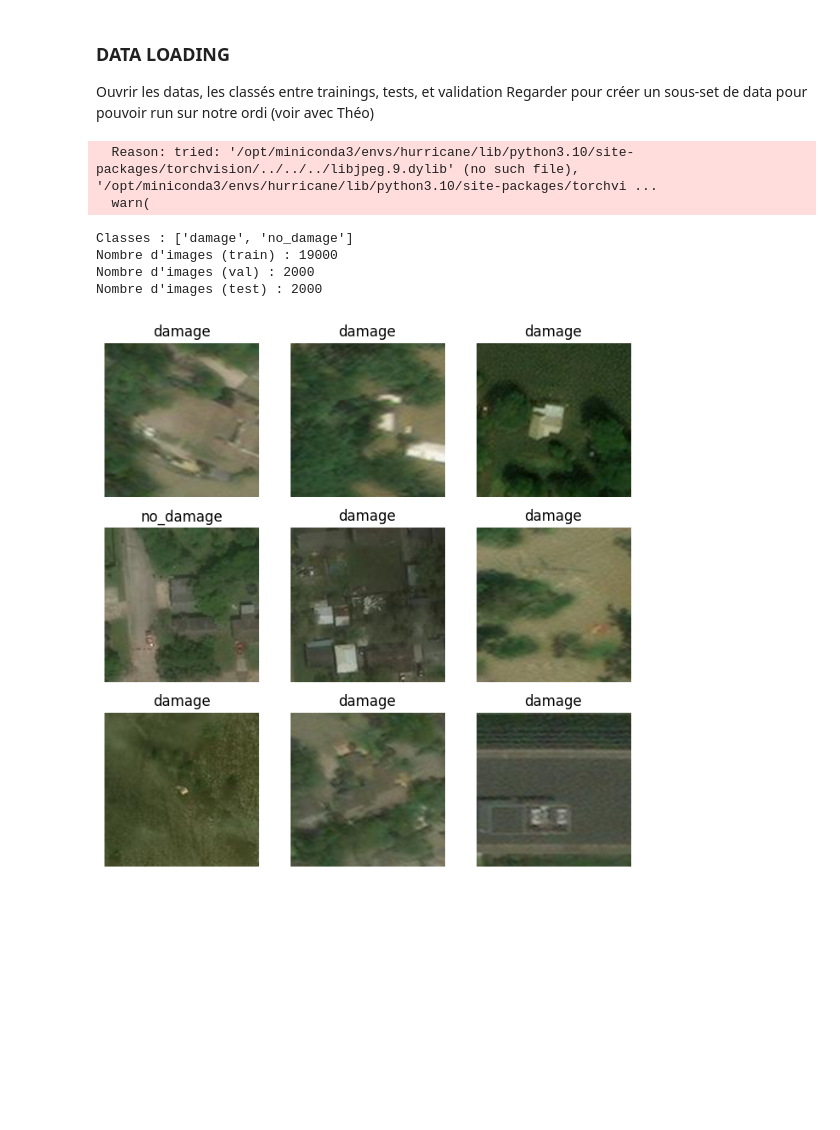
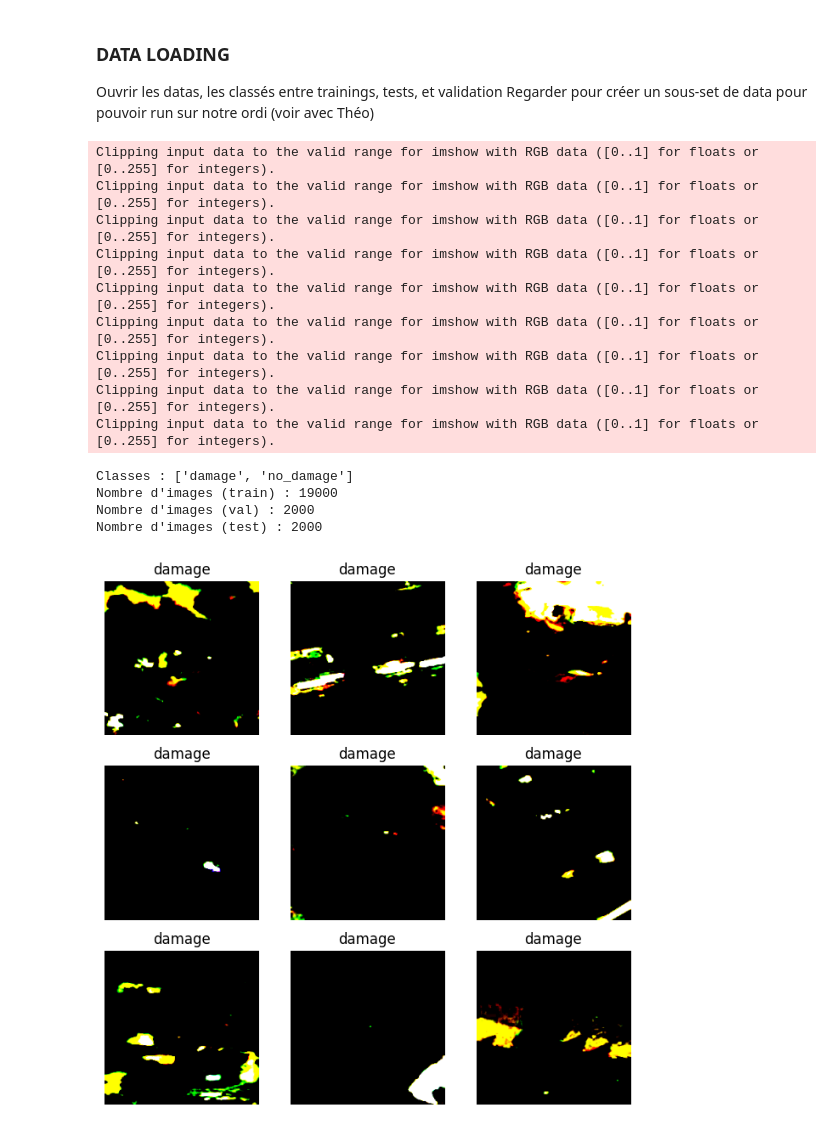
Before and after one commit to marioncalvo/IPEO_production, a Jupyter notebook: projet_marion.ipynb, the cells around one changed output. Drawn from its saved outputs; the diff is of its cells as text; code cells hidden in the pictures; blank space fills up the shorter version.

```diff
--- a/projet_marion.ipynb
+++ b/projet_marion.ipynb
@@ -11,46 +11,49 @@ from torchvision import datasets, transforms
 from torch.utils.data import DataLoader
 import matplotlib.pyplot as plt
 
-# Exemple : à adapter selon l'endroit où tu uploades ton dossier
+
 base_dir = "ipeo_hurricane_for_students"
 
-# --- 1) Transformations (pré-traitement des images) ---
-transform = transforms.Compose([
-    transforms.Resize((224, 224)),
-    transforms.ToTensor(),
-])
+from UCMerced_module import default_transform, unnormalize
 
-# --- 2) Chargement automatique des datasets ---
-train_ds = datasets.ImageFolder(os.path.join(base_dir, "train"), transform=transform)
-val_ds   = datasets.ImageFolder(os.path.join(base_dir, "validation"), transform=transform)
-test_ds  = datasets.ImageFolder(os.path.join(base_dir, "test"), transform=transform)
 
-# --- 3) DataLoaders ---
+train_ds = datasets.ImageFolder(os.path.join(base_dir, "train"), transform=default_transform)
+val_ds   = datasets.ImageFolder(os.path.join(base_dir, "validation"), transform=default_transform)
+test_ds  = datasets.ImageFolder(os.path.join(base_dir, "test"), transform=default_transform)
+
+
 train_loader = DataLoader(train_ds, batch_size=32, shuffle=True)
 val_loader   = DataLoader(val_ds, batch_size=32)
 test_loader  = DataLoader(test_ds, batch_size=32)
 
 print("Classes :", train_ds.classes)
 print("Nombre d'images (train) :", len(train_ds))
 print("Nombre d'images (val) :", len(val_ds))
 print("Nombre d'images (test) :", len(test_ds))
 
-# --- 4) Affichage de quelques images pour vérifier ---
+
 def show_batch(loader):
     images, labels = next(iter(loader))
     fig, axes = plt.subplots(3, 3, figsize=(8, 8))
     for img, label, ax in zip(images[:9], labels[:9], axes.flat):
         ax.imshow(img.permute(1, 2, 0))
         ax.set_title(train_ds.classes[label])
         ax.axis("off")
     plt.show()
 
 show_batch(train_loader)
 # %% [output]
-  Reason: tried: '/opt/miniconda3/envs/hurricane/lib/python3.10/site-packages/torchvision/../../../libjpeg.9.dylib' (no such file), '/opt/miniconda3/envs/hurricane/lib/python3.10/site-packages/torchvi ...
-  warn(
+Clipping input data to the valid range for imshow with RGB data ([0..1] for floats or [0..255] for integers).
+Clipping input data to the valid range for imshow with RGB data ([0..1] for floats or [0..255] for integers).
+Clipping input data to the valid range for imshow with RGB data ([0..1] for floats or [0..255] for integers).
+Clipping input data to the valid range for imshow with RGB data ([0..1] for floats or [0..255] for integers).
+Clipping input data to the valid range for imshow with RGB data ([0..1] for floats or [0..255] for integers).
+Clipping input data to the valid range for imshow with RGB data ([0..1] for floats or [0..255] for integers).
+Clipping input data to the valid range for imshow with RGB data ([0..1] for floats or [0..255] for integers).
+Clipping input data to the valid range for imshow with RGB data ([0..1] for floats or [0..255] for integers).
+Clipping input data to the valid range for imshow with RGB data ([0..1] for floats or [0..255] for integers).
 Classes : ['damage', 'no_damage']
 Nombre d'images (train) : 19000
 Nombre d'images (val) : 2000
 Nombre d'images (test) : 2000
-[figure, old version]
+[figure, new version]
```
Also changed, not shown: 1 other file.
